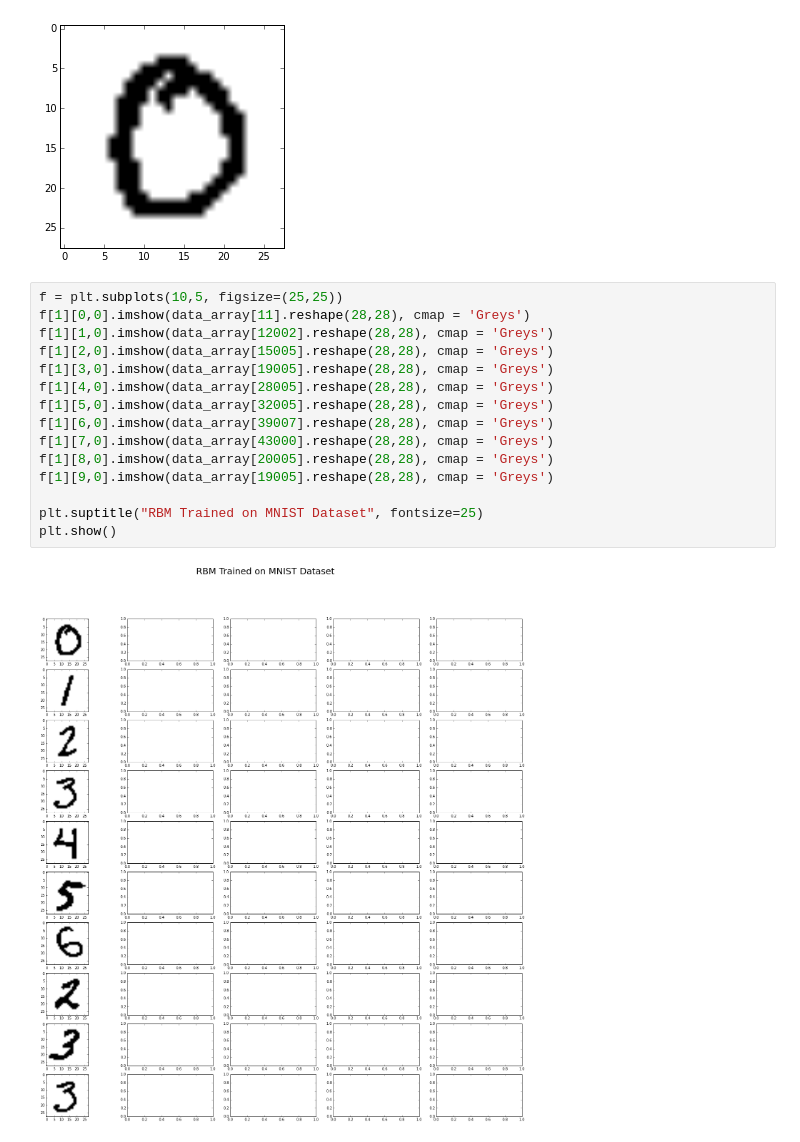
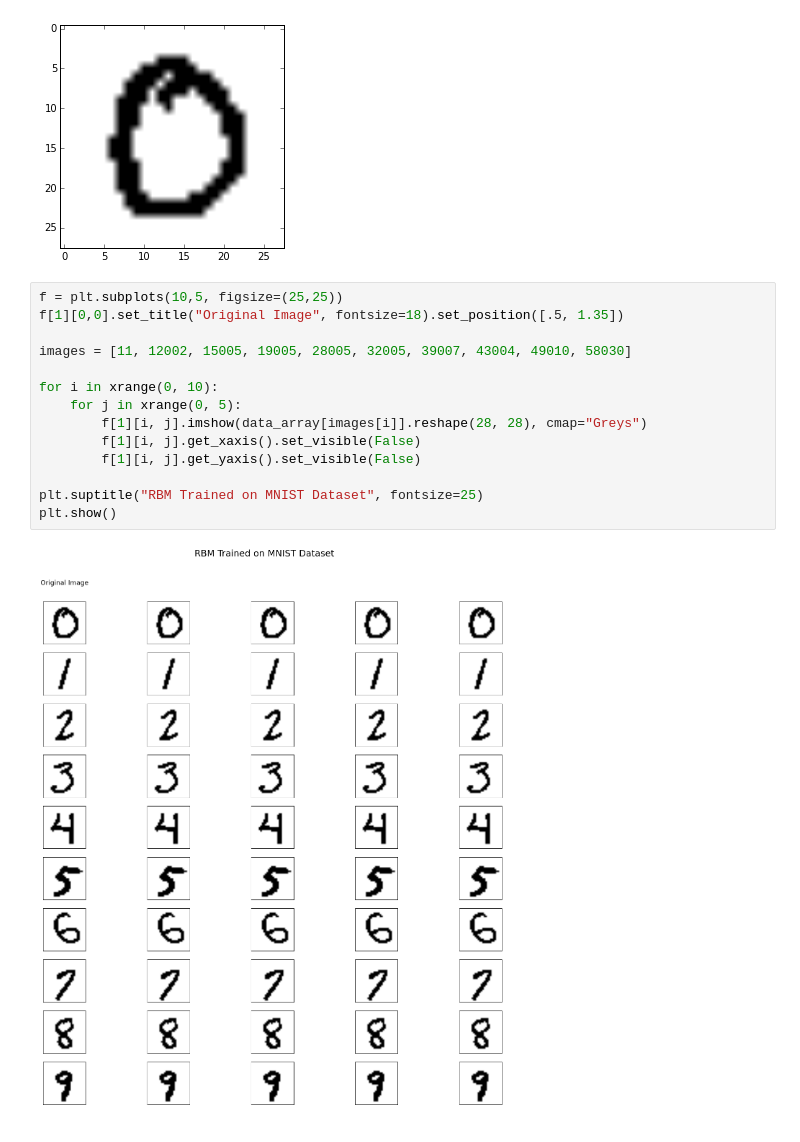
Before and after one commit to huihuifan/RBM-CS51, a Jupyter notebook: RBM_MNIST_angela.ipynb, the cells around one changed output. Drawn from its saved outputs; the diff is of its cells as text.

Commit message:
factored out code into for loop to remove axes and plot nicely

```diff
--- a/RBM_MNIST_angela.ipynb
+++ b/RBM_MNIST_angela.ipynb
@@ -129,20 +129,19 @@ plt.imshow(data_array[11].reshape(28,28), cmap = 'Greys')
 plt.show()
 # %% [output]
 [figure]
-# %%
-f = plt.subplots(10,5, figsize=(25,25))
-f[1][0,0].imshow(data_array[11].reshape(28,28), cmap = 'Greys')
-f[1][1,0].imshow(data_array[12002].reshape(28,28), cmap = 'Greys')
-f[1][2,0].imshow(data_array[15005].reshape(28,28), cmap = 'Greys')
-f[1][3,0].imshow(data_array[19005].reshape(28,28), cmap = 'Greys')
-f[1][4,0].imshow(data_array[28005].reshape(28,28), cmap = 'Greys')
-f[1][5,0].imshow(data_array[32005].reshape(28,28), cmap = 'Greys')
-f[1][6,0].imshow(data_array[39007].reshape(28,28), cmap = 'Greys')
-f[1][7,0].imshow(data_array[43000].reshape(28,28), cmap = 'Greys')
-f[1][8,0].imshow(data_array[20005].reshape(28,28), cmap = 'Greys')
-f[1][9,0].imshow(data_array[19005].reshape(28,28), cmap = 'Greys')
-
-plt.suptitle("RBM Trained on MNIST Dataset", fontsize=25)
-plt.show()
-# %% [output]
-[figure, removed]
+# %%
+f = plt.subplots(10,5, figsize=(25,25))
+f[1][0,0].set_title("Original Image", fontsize=18).set_position([.5, 1.35])
+
+images = [11, 12002, 15005, 19005, 28005, 32005, 39007, 43004, 49010, 58030]
+
+for i in xrange(0, 10):
+    for j in xrange(0, 5):
+        f[1][i, j].imshow(data_array[images[i]].reshape(28, 28), cmap="Greys")
+        f[1][i, j].get_xaxis().set_visible(False)
+        f[1][i, j].get_yaxis().set_visible(False)
+
+plt.suptitle("RBM Trained on MNIST Dataset", fontsize=25)
+plt.show()
+# %% [output]
+[figure, added]
```
